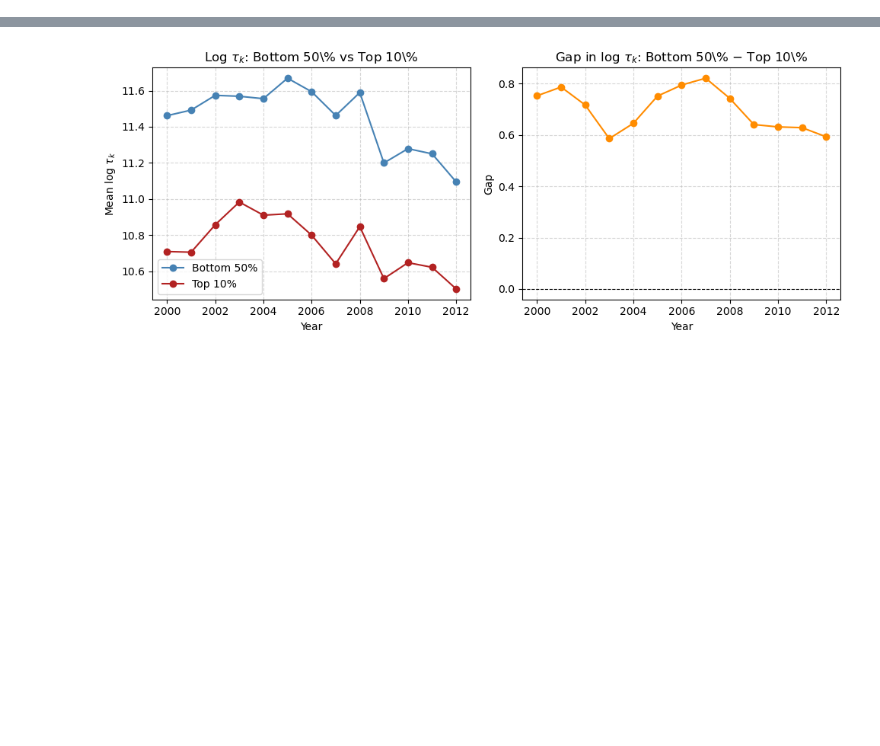
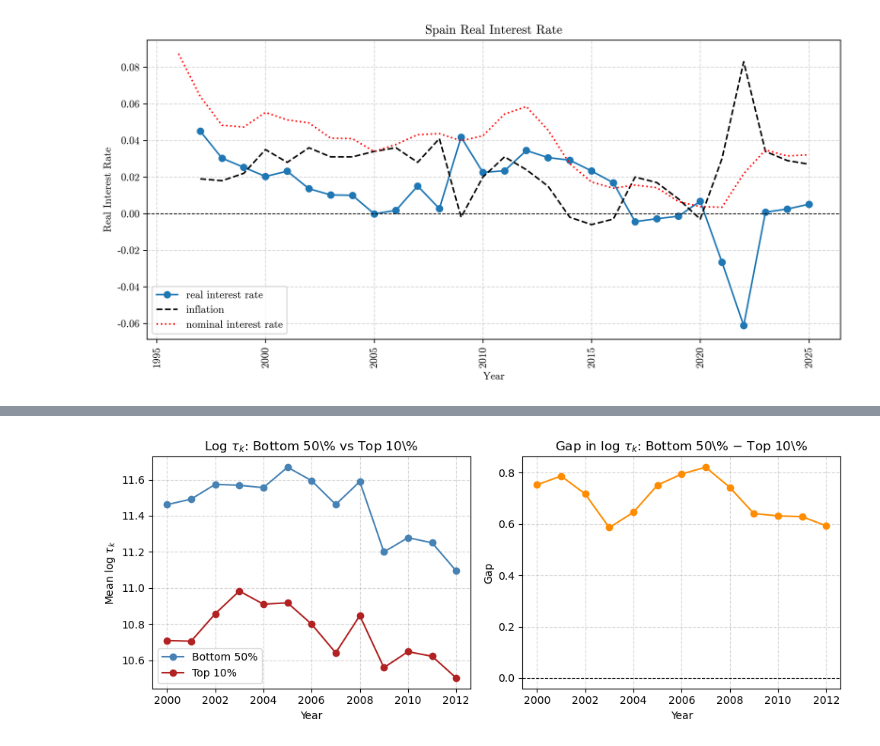
Before and after one commit to CurdinLieberherr/Master-Thesis, a Jupyter notebook: remodel_gopinath.ipynb, the cells around one changed output, grey strips where cells are left out. Drawn from its saved outputs; the diff is of its cells as text; code cells hidden in the pictures; blank space fills up the shorter version.

```diff
--- a/remodel_gopinath.ipynb
+++ b/remodel_gopinath.ipynb
@@ -15,3 +15,7 @@ plt.rcParams.update({
 spain = MisallocationAnalysis('Spain', start = 2000, end= 2012, sector='C')
 spain2 = MisallocationAnalysis('Spain', start = 2014, end= 2024, sector='C')
 compare = CompareCountries([spain,spain2])
+# %%
+spain.realrate.plot()
+# %% [output]
+[figure, added]
```
Also changed, not shown: parts of 7 cells of this notebook, 3 other files.
